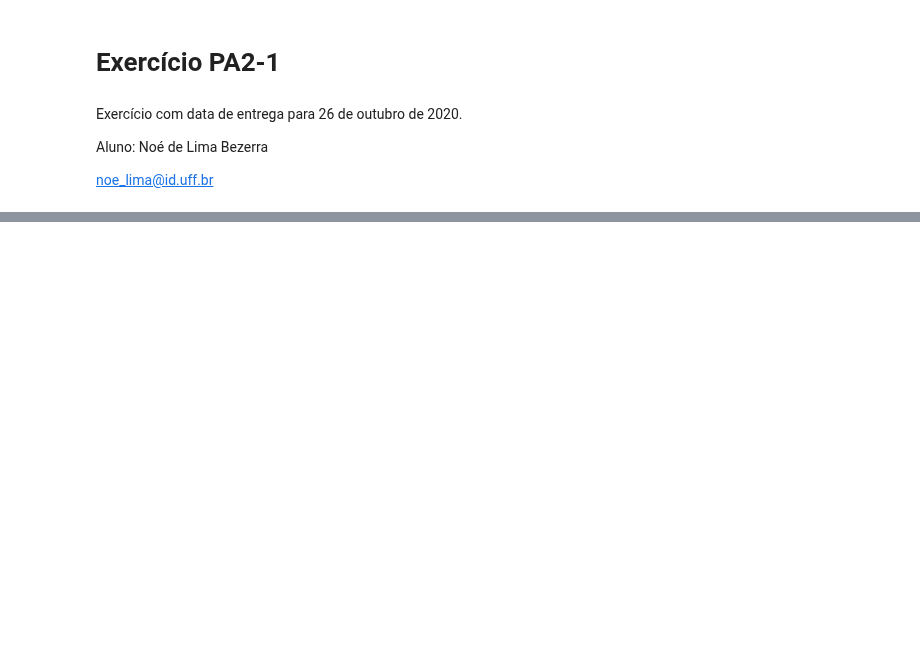
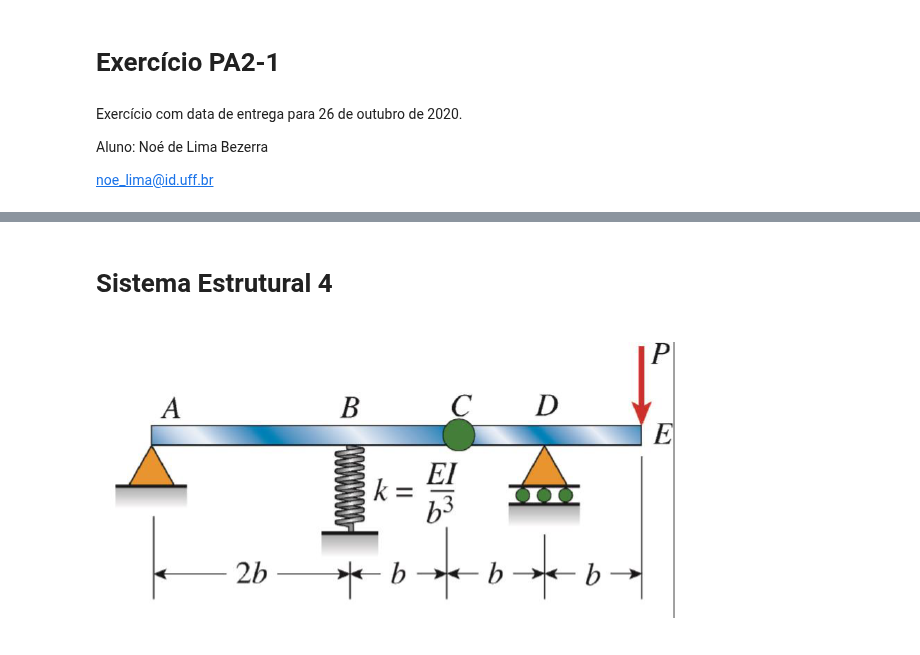
Before and after one commit to noedelima/Mecanica_dos_Solidos_Uff_20_1, a Jupyter notebook: Exercícios PA2/Exercício 1.ipynb, the cells around one changed output, grey strips where cells are left out. Cells and saved outputs as stored; diff of their text form; code cells hidden in the pictures; blank space fills up the shorter version.

```diff
--- a/Exercícios PA2/Exercício 1.ipynb
+++ b/Exercícios PA2/Exercício 1.ipynb
@@ -25,0 +38,6 @@ Image("Figuras/PA2-1-2.png")
+# %% [markdown]
+# Sistema Estrutural 4
+# %%
+Image("Figuras/PA2-1-4.png")
+# %% [output]
+[figure, added]
```
Also changed, not shown: parts of 8 cells of this notebook, 11 other files.
